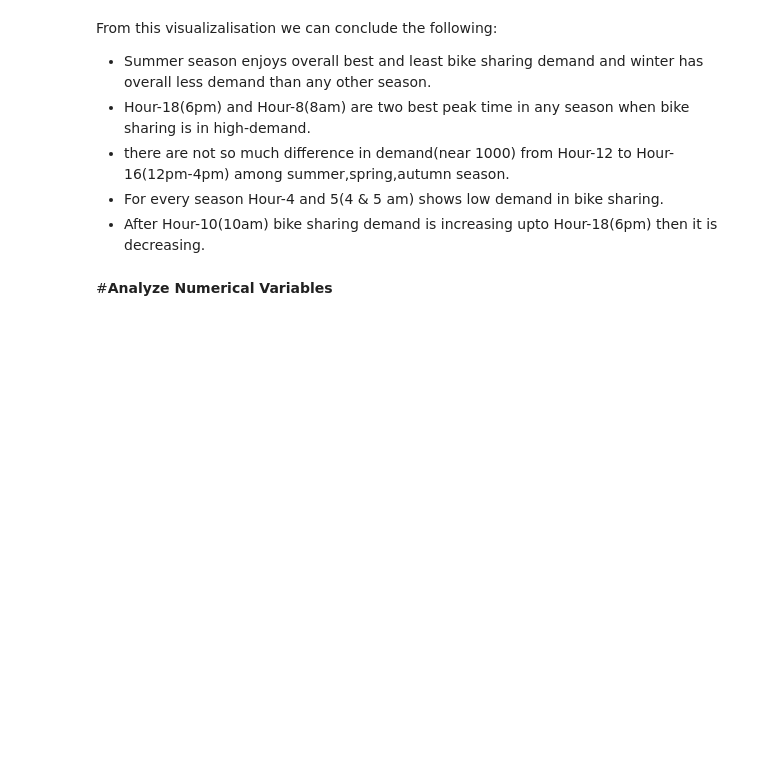
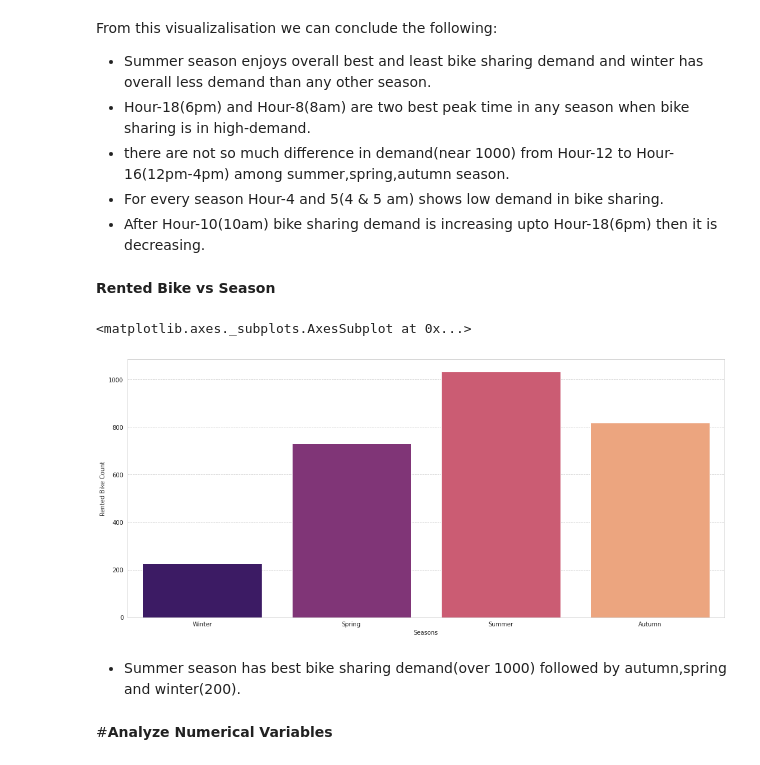
Before and after one commit to souravkarma/Sourav-Karmakar-Bike-Sharing-Demand, a Jupyter notebook: Sourav_Karmakar_Bike_Sharing_Demand_Capstone_Project.ipynb, the cells around one changed output. Saved outputs shown, nothing was run; the diff lists cells and outputs as text; code cells hidden in the pictures; blank space fills up the shorter version.

```diff
--- a/Sourav_Karmakar_Bike_Sharing_Demand_Capstone_Project.ipynb
+++ b/Sourav_Karmakar_Bike_Sharing_Demand_Capstone_Project.ipynb
@@ -282,6 +284,16 @@ From this visualizalisation we can conclude the following:
  * there are not so much difference in demand(near 1000) from Hour-12 to Hour-16(12pm-4pm) among summer,spring,autumn season.
  * For every season Hour-4 and 5(4 & 5 am) shows low demand in bike sharing.
  * After Hour-10(10am) bike sharing demand is increasing upto Hour-18(6pm) then it is decreasing.
+# %% [markdown]
+**Rented Bike vs Season**
+# %%
+fig,ax=plt.subplots(figsize=(18,8))
+sns.barplot(data=a_df,x='Seasons',y='Rented Bike Count',color='g',ci= None,palette='magma')
+# %% [output]
+<matplotlib.axes._subplots.AxesSubplot at 0x...>
+[figure, added]
+# %% [markdown]
+* Summer season has best bike sharing demand(over 1000) followed by autumn,spring and winter(200).
 # %% [markdown]
 #**Analyze Numerical Variables**
 # %%
```
Also changed, not shown: parts of 17 cells of this notebook.
